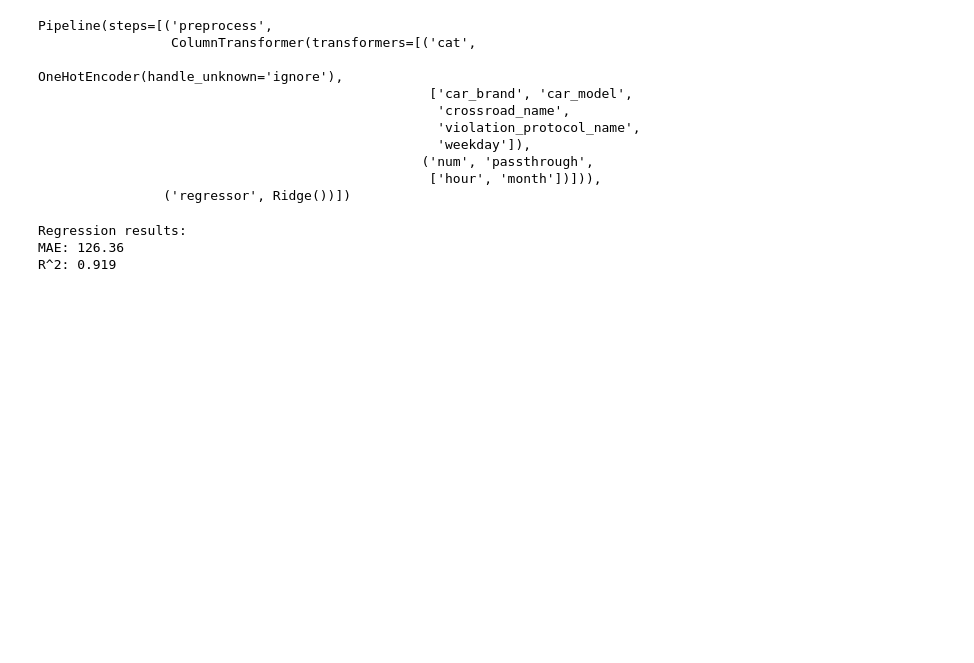
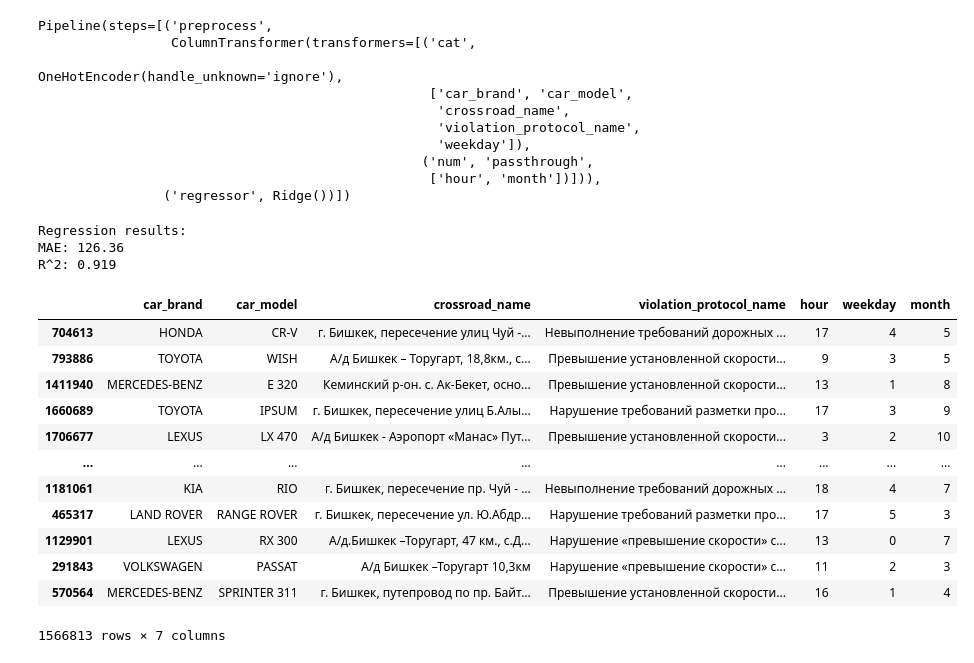
Before and after one commit to s-bye/Kyrgyzstan-traffic, a Jupyter notebook: baiastan_v.ipynb, the cells around one changed output. Saved outputs shown, nothing was run; the diff lists cells and outputs as text; code cells hidden in the pictures; blank space fills up the shorter version.

```diff
--- a/baiastan_v.ipynb
+++ b/baiastan_v.ipynb
@@ -926,3 +926,55 @@ print(f"R^2: {r2:.3f}")
 Regression results:
 MAE: 126.36
 R^2: 0.919
+# %%
+features = [
+    'car_brand',
+    'car_model',
+    'crossroad_name',
+    'violation_protocol_name',
+    'hour',
+    'weekday',
+    'month'
+]
+target = 'violation_protocol_name'
+
+X = df[features]
+y = df[target]
+
+categorical = ['car_brand', 'car_model', 'crossroad_name', 'weekday']
+numeric = ['hour', 'month']
+
+preprocess = ColumnTransformer(
+    transformers=[
+        ('cat', OneHotEncoder(handle_unknown='ignore'), categorical),
+        ('num', 'passthrough', numeric)
+    ]
+)
+
+model = Pipeline(steps=[
+    ('preprocess', preprocess),
+    ('logreg', LogisticRegression(
+        max_iter=500,
+        multi_class='multinomial',   # softmax multiclass
+        solver='lbfgs'
+    ))
+])
+# %%
+X_train, X_test, y_train, y_test = train_test_split(
+    X, y, test_size=0.25, random_state=42, stratify=y
+)
+X_train
+# %% [output]
+|  | car_brand | car_model | crossroad_name | violation_protocol_name | hour | weekday | month |
+| 704613 | HONDA | CR-V | г. Бишкек, пересечение улиц Чуй -... | Невыполнение требований дорожных ... | 17 | 4 | 5 |
+| 793886 | TOYOTA | WISH | А/д Бишкек – Торугарт, 18,8км., с... | Превышение установленной скорости... | 9 | 3 | 5 |
+| 1411940 | MERCEDES-BENZ | E 320 | Кеминский р-он. с. Ак-Бекет, осно... | Превышение установленной скорости... | 13 | 1 | 8 |
+| 1660689 | TOYOTA | IPSUM | г. Бишкек, пересечение улиц Б.Алы... | Нарушение требований разметки про... | 17 | 3 | 9 |
+| 1706677 | LEXUS | LX 470 | А/д Бишкек - Аэропорт «Манас» Пут... | Превышение установленной скорости... | 3 | 2 | 10 |
+| ... | ... | ... | ... | ... | ... | ... | ... |
+| 1181061 | KIA | RIO | г. Бишкек, пересечение пр. Чуй - ... | Невыполнение требований дорожных ... | 18 | 4 | 7 |
+| 465317 | LAND ROVER | RANGE ROVER | г. Бишкек, пересечение ул. Ю.Абдр... | Нарушение требований разметки про... | 17 | 5 | 3 |
+| 1129901 | LEXUS | RX 300 | А/д.Бишкек –Торугарт, 47 км., с.Д... | Нарушение «превышение скорости» с... | 13 | 0 | 7 |
+| 291843 | VOLKSWAGEN | PASSAT | А/д Бишкек –Торугарт 10,3км | Нарушение «превышение скорости» с... | 11 | 2 | 3 |
+| 570564 | MERCEDES-BENZ | SPRINTER 311 | г. Бишкек, путепровод по пр. Байт... | Превышение установленной скорости... | 16 | 1 | 4 |
+1566813 rows × 7 columns
```
Also changed, not shown: parts of 4 cells of this notebook.
